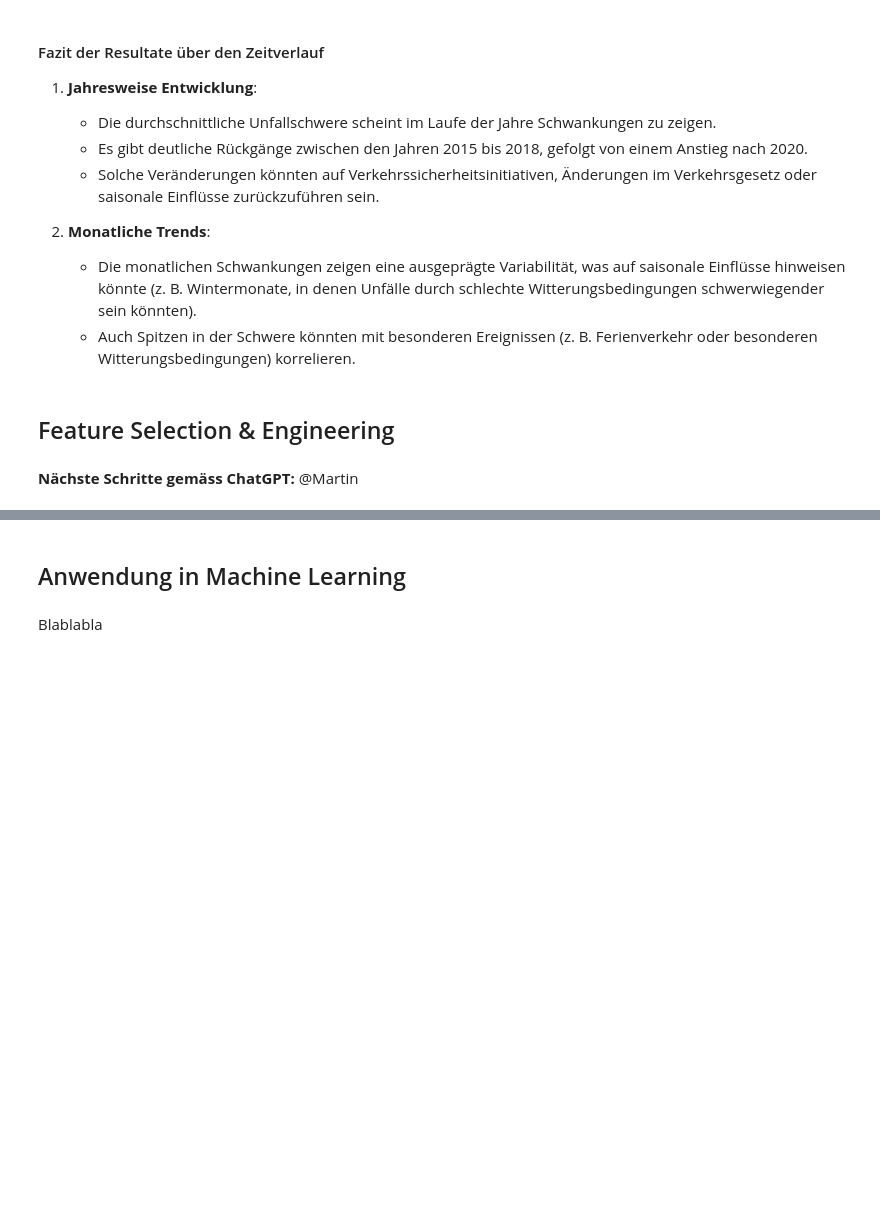
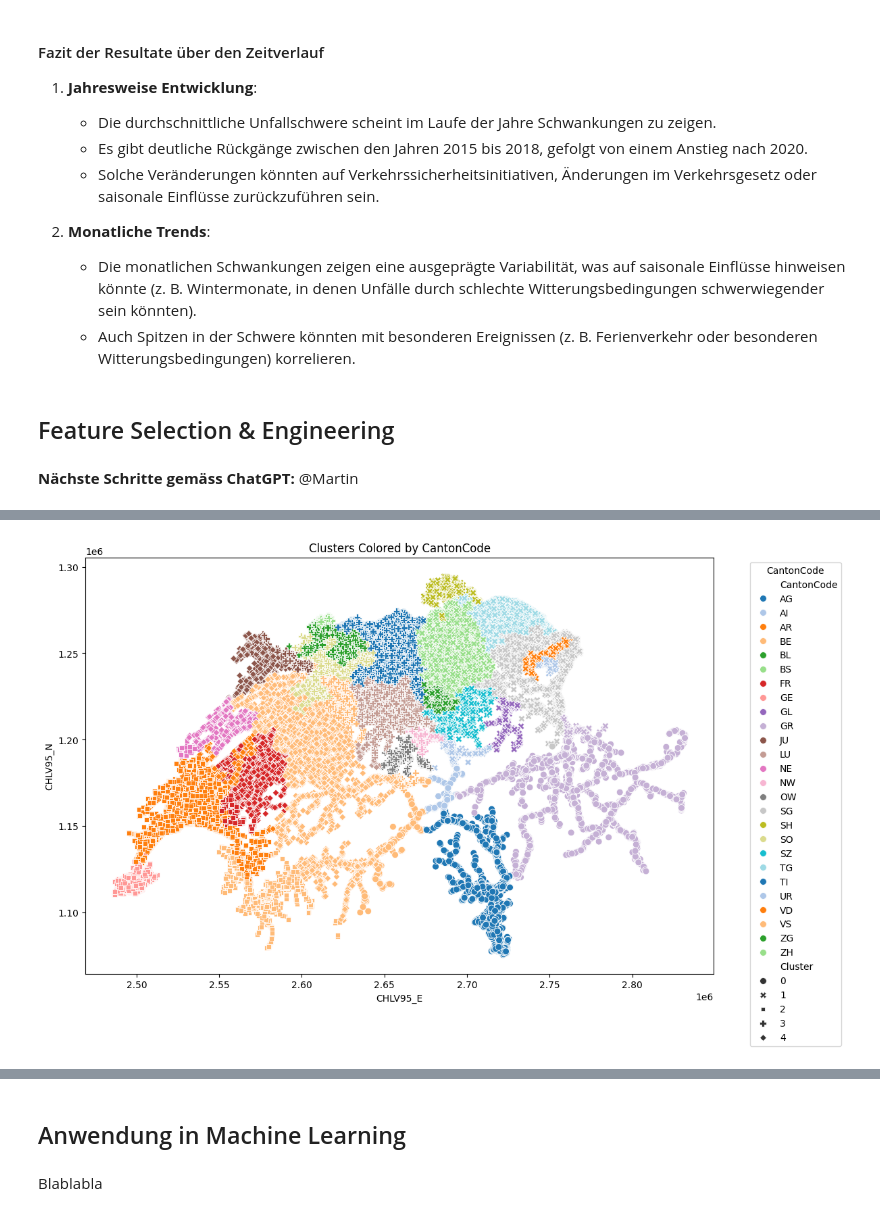
Before and after one commit to dominiqueulrixh/Verkehrsunfaellanalyse, a Jupyter notebook: Verkehrsunfallanalyse.ipynb, the cells around one changed output, grey strips where cells are left out. Saved outputs shown, nothing was run; the diff lists cells and outputs as text; code cells hidden in the pictures; blank space fills up the shorter version.

```diff
--- a/Verkehrsunfallanalyse.ipynb
+++ b/Verkehrsunfallanalyse.ipynb
@@ -1119,0 +1267,22 @@ plt.show()
+# %%
+# Merge CantonCode into the geographic data with cluster labels
+geo_data_with_canton = geo_data.copy()
+geo_data_with_canton['CantonCode'] = df_cleaned['CantonCode']
+
+# Plot clusters with CantonCode colors
+plt.figure(figsize=(12, 8))
+sns.scatterplot(
+    x=geo_data_with_canton['AccidentLocation_CHLV95_E'],
+    y=geo_data_with_canton['AccidentLocation_CHLV95_N'],
+    hue=geo_data_with_canton['CantonCode'],  # Use CantonCode for colors
+    style=geo_data_with_canton['Cluster'],  # Different styles for each cluster
+    palette='tab20',  # Adjust the palette as needed
+    s=50
+)
+plt.title('Clusters Colored by CantonCode')
+plt.xlabel('CHLV95_E')
+plt.ylabel('CHLV95_N')
+plt.legend(title='CantonCode', bbox_to_anchor=(1.05, 1), loc='upper left')
+plt.show()
+# %% [output]
+[figure, added]
```
Also changed, not shown: parts of 24 cells of this notebook, 1 other file.
